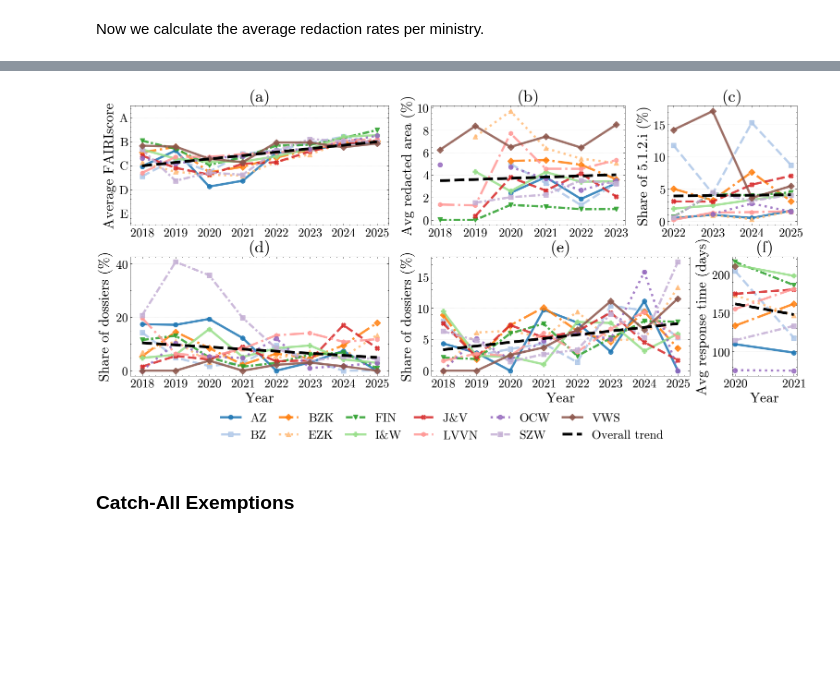
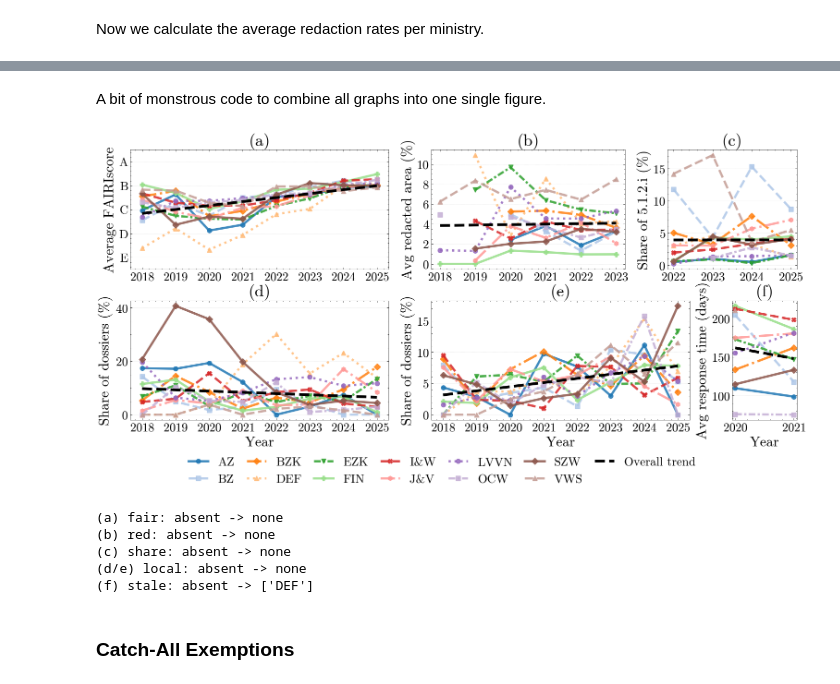
Before and after one commit to joszuijderwijk/shadows-of-transparency, a Jupyter notebook: SOT.ipynb, the cells around one changed output, grey strips where cells are left out. Saved outputs shown, nothing was run; the diff lists cells and outputs as text; code cells hidden in the pictures; blank space fills up the shorter version.

```diff
--- a/SOT.ipynb
+++ b/SOT.ipynb
@@ -148,6 +150,9 @@ translation_dict = {
     'Ministerie van Volkshuisvesting en Ruimtelijke Ordening': 'VRO',
     'Ministerie van Klimaat en Groene Groei': 'KGG'
 }
+
+EXCLUDE_MINISTRIES = {"A&M", "VRO", "KGG"}
+VALID_MINISTRIES = sorted([m for m in translation_dict.values() if m not in EXCLUDE_MINISTRIES])
 # %% [markdown]
 ## General statistics
 # %%
@@ -753,14 +749,14 @@ fig.show()
 # %%
 fig, ax = plt.subplots(figsize=(6.5, 3.8))
 
-ministries = sorted(yearly_stats["dc_publisher_name"].unique())
+#ministries = sorted(yearly_stats["dc_publisher_name"].unique())
 
 # Use a muted qualitative palette to reduce clutter
 colors = plt.cm.tab20.colors
 linestyles = ["-", "--", "-.", ":", (0, (3, 1, 1, 1))]
 markers = ["o", "s", "D", "^", "v", "P", "X", "h"]
 
-for i, ministry in enumerate(ministries):
+for i, ministry in enumerate(VALID_MINISTRIES):
     data = yearly_stats[yearly_stats["dc_publisher_name"] == ministry].sort_values("year")
     ax.plot(
         data["year"],
@@ -913,7 +909,7 @@ redaction_by_ministry_year_filtered = redaction_by_ministry_year[redaction_by_mi
 fig = go.Figure()
 
 # Plot a line for each ministry
-for ministry in sorted(redaction_by_ministry_year_filtered['dc_publisher_name'].unique()):
+for ministry in VALID_MINISTRIES:
     ministry_data = redaction_by_ministry_year_filtered[
         redaction_by_ministry_year_filtered['dc_publisher_name'] == ministry
     ].sort_values('dc_date_year')
@@ -953,14 +949,12 @@ redaction_by_ministry_year_filtered = redaction_by_ministry_year[
 
 fig, ax = plt.subplots(figsize=(6.5, 3.8))  # column-width figure
 
-ministries = sorted(redaction_by_ministry_year_filtered["dc_publisher_name"].unique())
-
 colors = plt.cm.tab20.colors
 linestyles = ["-", "--", "-.", ":", (0, (3, 1, 1, 1))]
 markers = ["o", "s", "D", "^", "v", "P", "X", "h"]
 
 # ======== PLOT EACH MINISTRY ========
-for i, ministry in enumerate(ministries):
+for i, ministry in enumerate(VALID_MINISTRIES):
     mdata = (
         redaction_by_ministry_year_filtered[
             redaction_by_ministry_year_filtered["dc_publisher_name"] == ministry
@@ -969,7 +963,7 @@ for i, ministry in enumerate(ministries):
     )
 
     ax.plot(
-        mdata["dc_date_year"],
+        mdata["dc_date_year"].astype(int),
         mdata["avg_pct_text_area_redacted"],
         color=colors[i % len(colors)],
         linestyle=linestyles[i % len(linestyles)],
@@ -994,12 +988,11 @@ avg_redacted = pd.to_numeric(overall["avg_pct_text_area_redacted"], errors="coer
 
 mask = years.notna() & avg_redacted.notna()
 
-# Force float dtype so polyfit is happy
-x = years[mask].astype(float).to_numpy()
+x = years[mask].astype(int).to_numpy()
 y = avg_redacted[mask].astype(float).to_numpy()
 
 if x.size >= 2:
-    slope, intercept = np.polyfit(x, y, 1)
+    slope, intercept = np.polyfit(x.astype(float), y, 1)
     trend_y = slope * x + intercept
 
     ax.plot(
@@ -1030,6 +1023,6 @@ ax.legend(
 )
 
 fig.tight_layout()
-save_figure("redaction_ministry_over_time.png", bbox_inches='tight')
+save_figure("redaction_ministry_over_time.png", bbox_inches="tight")
 plt.show()
 # %% [output]
@@ -1204,9 +1197,9 @@ plt.show()
+# %% [markdown]
+A bit of monstrous code to combine all graphs into one single figure.
 # %%
 # Concise combined figure with two rows:
 # (a) FAIRIscore, (b) redaction, (c) share of 5.1.2.i,
 # (d) narrow reading, (e) overbroad reading, (f) stale release
-exclude_ministries = {"A&M", "VRO", "KGG", "Min A&M", "Min VRO", "Min KGG"}
-valid_ministries = [m for m in translation_dict.values() if m not in exclude_ministries]
 
 
 def normalize_ministry_names(df, column="dc_publisher_name"):
@@ -1270,8 +1263,7 @@ else:
 fair_plot_df = normalize_ministry_names(fair_plot_df)
 fair_plot_df = fair_plot_df[
     (fair_plot_df["dc_date_year"] >= 2018)
-    & (fair_plot_df["dc_publisher_name"].isin(valid_ministries))
-    & (~fair_plot_df["dc_publisher_name"].isin(exclude_ministries))
+    & (fair_plot_df["dc_publisher_name"].isin(VALID_MINISTRIES))
 ].copy()
 
 # ---------- (b) Redaction ----------
@@ -1289,8 +1281,7 @@ red_plot_df = normalize_ministry_names(red_plot_df)
 red_plot_df = red_plot_df[
     (red_plot_df["dc_date_year"] >= 2018)
     & (red_plot_df["dc_date_year"] <= 2023)
-    & (red_plot_df["dc_publisher_name"].isin(valid_ministries))
-    & (~red_plot_df["dc_publisher_name"].isin(exclude_ministries))
+    & (red_plot_df["dc_publisher_name"].isin(VALID_MINISTRIES))
 ].copy()
 
 # ---------- (c) Share of 5.1.2.i ----------
@@ -1300,7 +1291,7 @@ else:
     if "exemption_results_ministries" in globals():
         exemp_src = exemption_results_ministries.copy()
     else:
-        exemp_src = pd.read_csv("exemption_grounds_analysis.csv")
+        exemp_src = pd.read_csv(os.path.join(DATAFRAME_FOLDER, 'exemption_grounds_analysis.csv'))
         exemp_src = normalize_ministry_names(exemp_src)
         exemp_src = exemp_src[exemp_src["dc_publisher_name"].isin(translation_dict.values())]
 
@@ -1329,8 +1320,7 @@ share_plot_df = exemption_share_src[
 share_plot_df = normalize_ministry_names(share_plot_df)
 share_plot_df = share_plot_df[
     (share_plot_df["year"] >= 2022)
-    & (share_plot_df["dc_publisher_name"].isin(valid_ministries))
-    & (~share_plot_df["dc_publisher_name"].isin(exclude_ministries))
+    & (share_plot_df["dc_publisher_name"].isin(VALID_MINISTRIES))
 ].copy()
 
 # ---------- (d, e) Narrow / Overbroad ----------
@@ -1343,7 +1333,7 @@ else:
     )
     local_src.columns = ["dc_publisher_name", "foi_dossierId", "year", "num_pages"]
     local_src = normalize_ministry_names(local_src)
-    local_src = local_src[local_src["dc_publisher_name"].isin(valid_ministries)].copy()
+    local_src = local_src[local_src["dc_publisher_name"].isin(VALID_MINISTRIES)].copy()
 
     local_thresholds = (
         local_src.groupby("dc_publisher_name")["num_pages"]
@@ -1369,8 +1359,7 @@ else:
 local_plot_df = normalize_ministry_names(local_plot_df)
 local_plot_df = local_plot_df[
     (local_plot_df["year"] >= 2018)
-    & (local_plot_df["dc_publisher_name"].isin(valid_ministries))
-    & (~local_plot_df["dc_publisher_name"].isin(exclude_ministries))
+    & (local_plot_df["dc_publisher_name"].isin(VALID_MINISTRIES))
 ].copy()
 
 # ---------- (f) Stale release ----------
@@ -1399,8 +1388,7 @@ stale_plot_df = normalize_ministry_names(stale_plot_df)
 stale_plot_df = stale_plot_df[
     (stale_plot_df["year"] >= 2020)
     & (stale_plot_df["year"] <= 2021)
-    & (stale_plot_df["dc_publisher_name"].isin(valid_ministries))
-    & (~stale_plot_df["dc_publisher_name"].isin(exclude_ministries))
+    & (stale_plot_df["dc_publisher_name"].isin(VALID_MINISTRIES))
 ].copy()
 
 # ---------- Keep ministries common to all six panels ----------
@@ -1411,7 +1399,7 @@ ministry_sets = [
     set(local_plot_df["dc_publisher_name"]),
     set(stale_plot_df["dc_publisher_name"]),
 ]
-ministries_combined = sorted(set.intersection(*ministry_sets))
+ministries_combined = sorted(set.union(*ministry_sets) - EXCLUDE_MINISTRIES)
 
 if not ministries_combined:
     raise ValueError("No ministries remain after intersecting the six panel datasets.")
@@ -1553,34 +1541,52 @@ ax_stale.set_xticks(sorted(stale_plot_df["year"].unique()))
 for ax in [ax_fair, ax_red, ax_share, ax_narrow, ax_overbroad, ax_stale]:
     ax.tick_params(axis="both", labelsize=tick_fontsize)
     ax.yaxis.grid(True, linestyle=":", alpha=0.45)
     ax.xaxis.grid(False)
 
 n_legend_cols = int(np.ceil(len(legend_labels) / 2))
 fig.subplots_adjust(left=0.065, right=0.995, bottom=0.20, top=0.95)
 fig.legend(
     legend_handles,
     legend_labels,
     loc="lower center",
     bbox_to_anchor=(0.5, -0.01),
     ncol=n_legend_cols,
     frameon=False,
     fontsize=legend_fontsize,
     handlelength=1.6,
     columnspacing=1.0,
 )
 
 try:
     save_figure(
         "combined_6panel_fair_redaction_512i_narrow_overbroad_stale.png",
         fig=fig,
         bbox_inches="tight",
         dpi=300,
     )
 except PermissionError:
     print("Could not overwrite the PDF export because it is open or locked. Close it and rerun to export PDF.")
 plt.show()
 # %% [output]
-[figure, old version]
+[figure, new version]
+# %%
+panels = {
+    "(a) fair":  set(fair_plot_df["dc_publisher_name"]),
+    "(b) red":   set(red_plot_df["dc_publisher_name"]),
+    "(c) share": set(share_plot_df["dc_publisher_name"]),
+    "(d/e) local": set(local_plot_df["dc_publisher_name"]),
+    "(f) stale": set(stale_plot_df["dc_publisher_name"]),
+}
+plotted = set(ministries_combined)
+for name, present in panels.items():
+    missing = sorted(plotted - present)
+    print(f"{name}: absent -> {missing if missing else 'none'}")
+# %% [output]
+(a) fair: absent -> none
+(b) red: absent -> none
+(c) share: absent -> none
+(d/e) local: absent -> none
+(f) stale: absent -> ['DEF']
 # %% [markdown]
 ### Catch-All Exemptions
 # %% [markdown]
```
Also changed, not shown: parts of 19 cells of this notebook, 2 other files.
